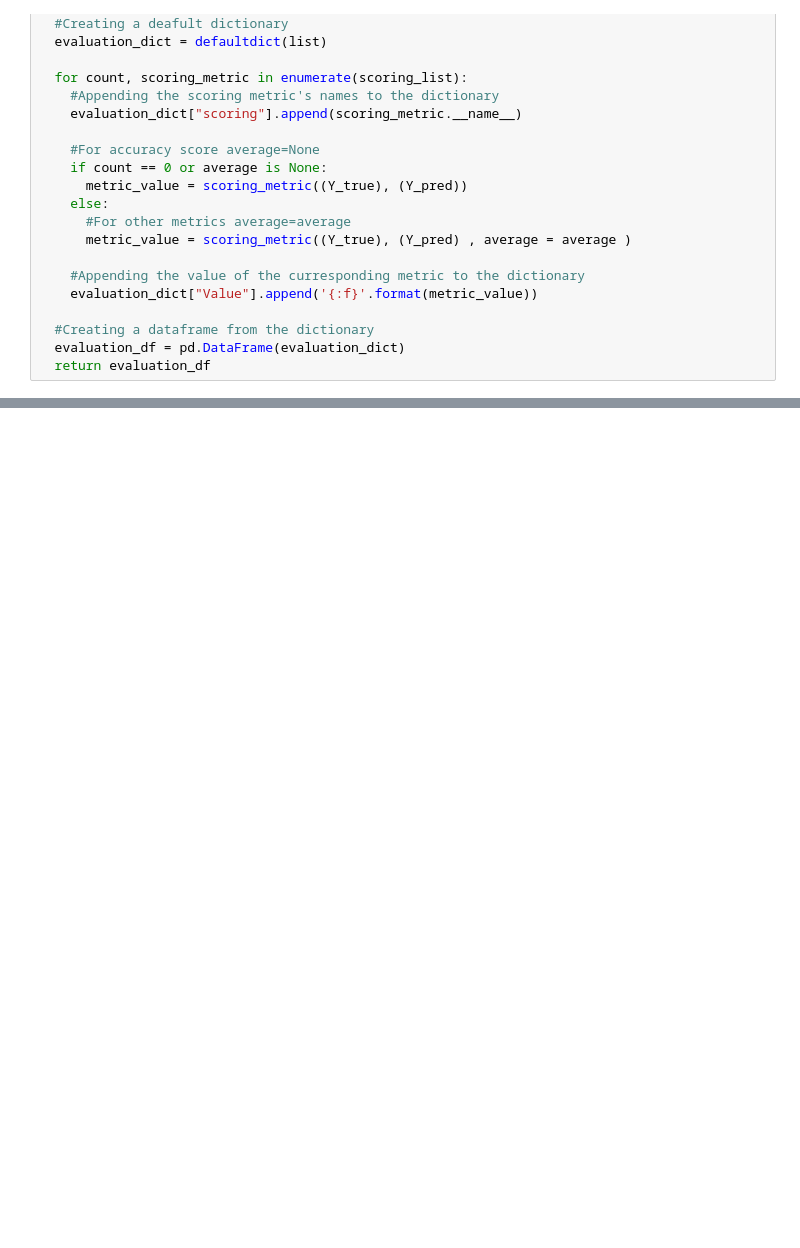
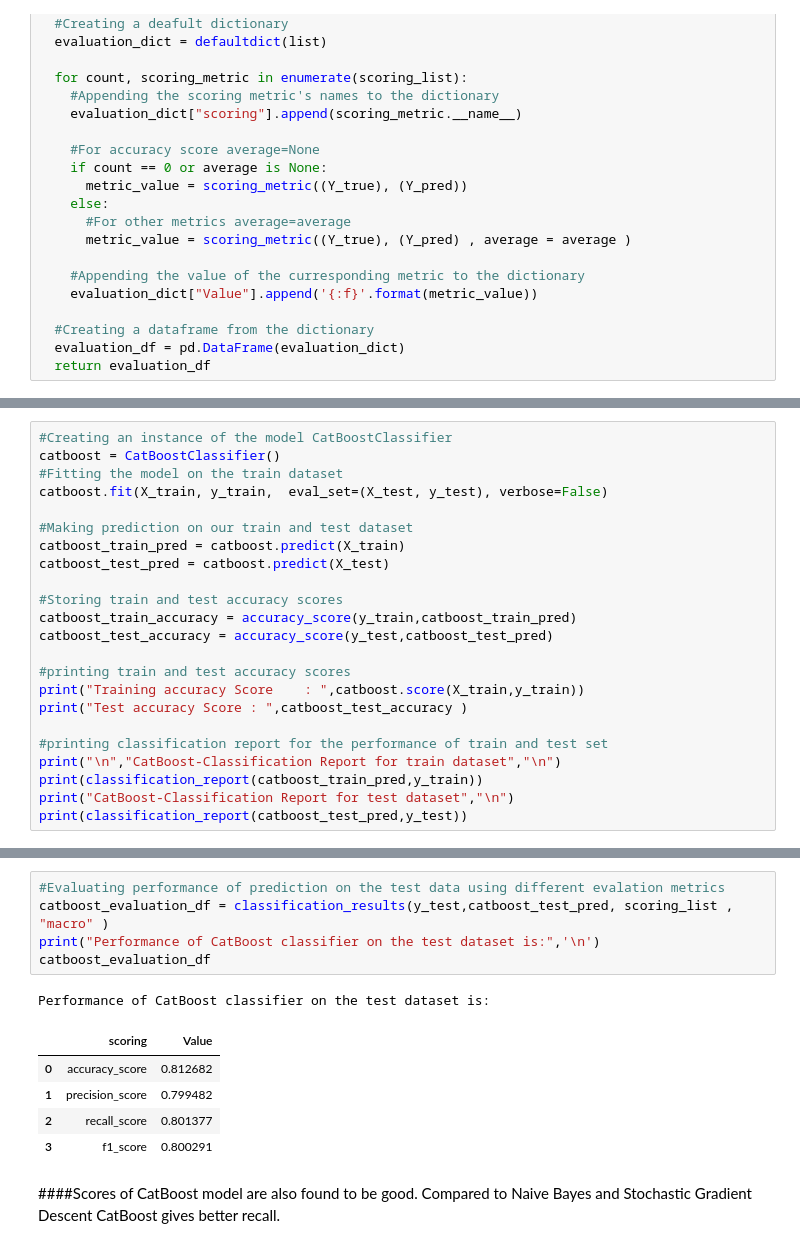
Before and after one commit to manjusreekc/Classification-Coronavirus-Tweet-Sentiment-Analysis, a Jupyter notebook: Coronavirus_Tweet_Sentiment_Analysis_Manjusree_K_C_Capstone_Project.ipynb, the cells around one changed output, grey strips where cells are left out. Cells and saved outputs as stored; diff of their text form; blank space fills up the shorter version.

```diff
--- a/Coronavirus_Tweet_Sentiment_Analysis_Manjusree_K_C_Capstone_Project.ipynb
+++ b/Coronavirus_Tweet_Sentiment_Analysis_Manjusree_K_C_Capstone_Project.ipynb
@@ -875,0 +1031,23 @@ def classification_results(Y_true, Y_pred , scoring_list , average = None  ):
+# %%
+#Creating an instance of the model CatBoostClassifier
+catboost = CatBoostClassifier()
+#Fitting the model on the train dataset
+catboost.fit(X_train, y_train,  eval_set=(X_test, y_test), verbose=False)
+
+#Making prediction on our train and test dataset
+catboost_train_pred = catboost.predict(X_train)
+catboost_test_pred = catboost.predict(X_test)
+
+#Storing train and test accuracy scores
+catboost_train_accuracy = accuracy_score(y_train,catboost_train_pred)
+catboost_test_accuracy = accuracy_score(y_test,catboost_test_pred)
+
+#printing train and test accuracy scores
+print("Training accuracy Score    : ",catboost.score(X_train,y_train))
+print("Test accuracy Score : ",catboost_test_accuracy )
+
+#printing classification report for the performance of train and test set
+print("\n","CatBoost-Classification Report for train dataset","\n")
+print(classification_report(catboost_train_pred,y_train))
+print("CatBoost-Classification Report for test dataset","\n")
+print(classification_report(catboost_test_pred,y_test))
@@ -875,0 +1072,14 @@ def classification_results(Y_true, Y_pred , scoring_list , average = None  ):
+# %%
+#Evaluating performance of prediction on the test data using different evalation metrics
+catboost_evaluation_df = classification_results(y_test,catboost_test_pred, scoring_list , "macro" )
+print("Performance of CatBoost classifier on the test dataset is:",'\n')
+catboost_evaluation_df
+# %% [output]
+Performance of CatBoost classifier on the test dataset is:
+|  | scoring | Value |
+| 0 | accuracy_score | 0.812682 |
+| 1 | precision_score | 0.799482 |
+| 2 | recall_score | 0.801377 |
+| 3 | f1_score | 0.800291 |
+# %% [markdown]
+####Scores of CatBoost model are also found to be good. Compared to Naive Bayes and Stochastic Gradient Descent CatBoost gives better recall.
```
Also changed, not shown: parts of 40 cells of this notebook.
